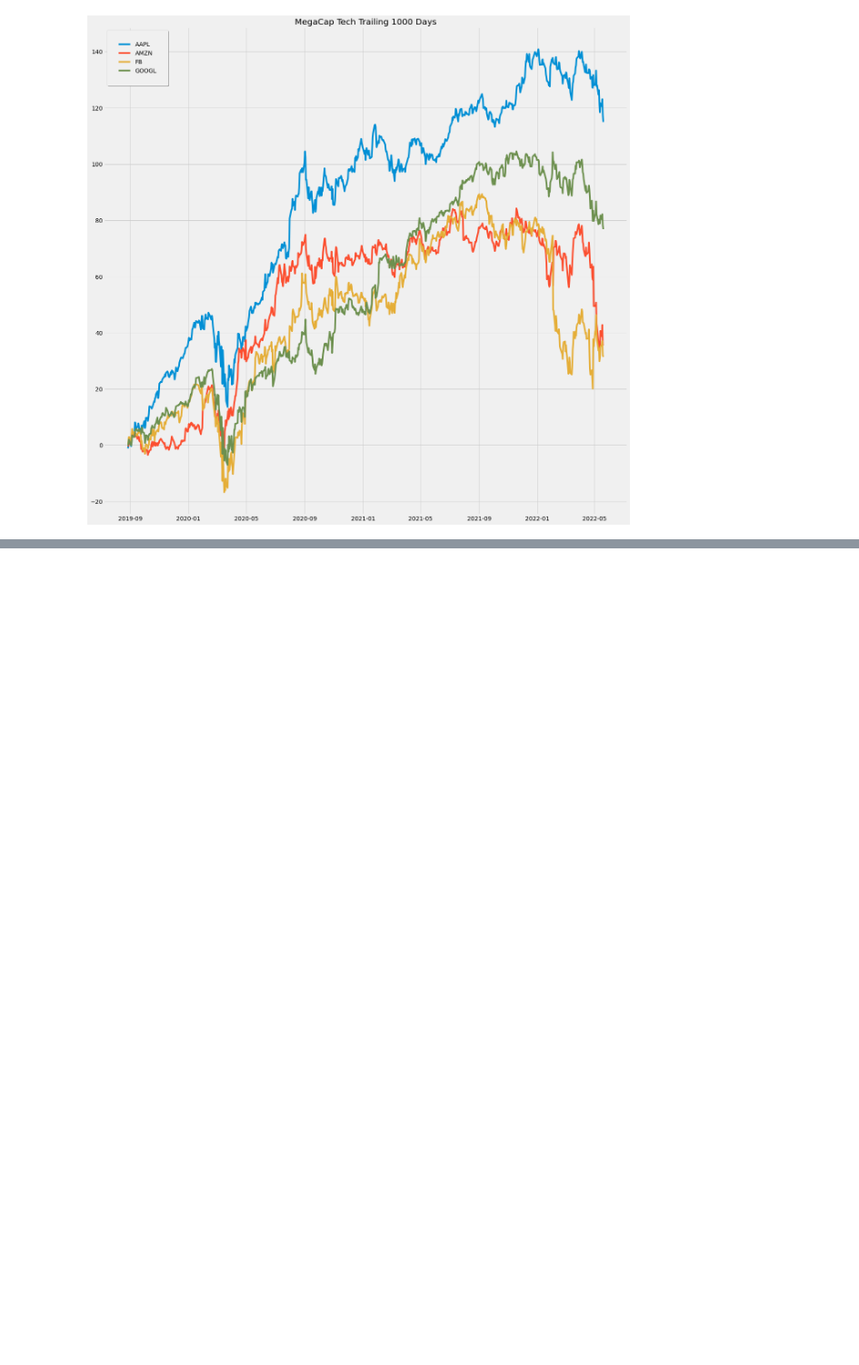
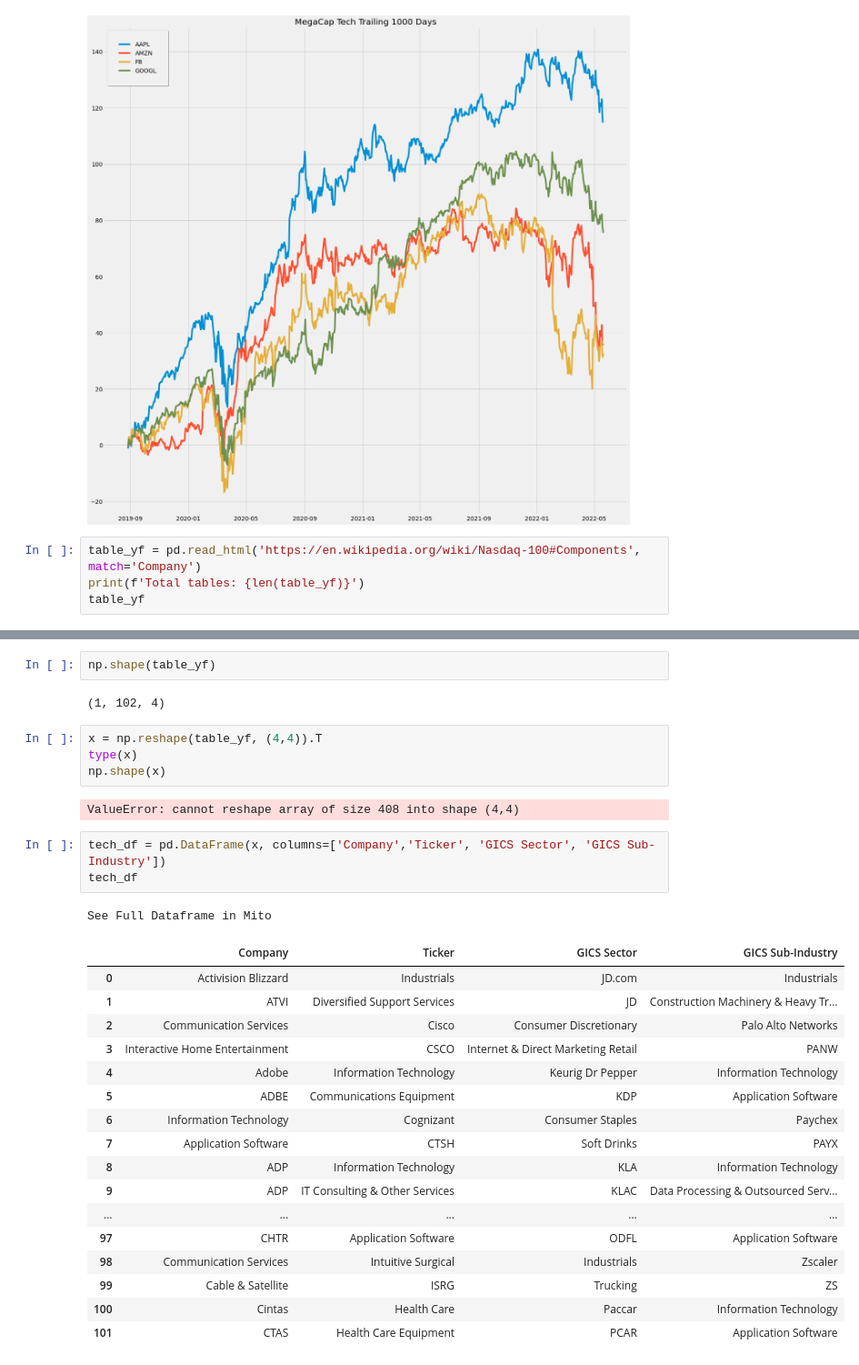
Before and after one commit to bme3412/Python, a Jupyter notebook: Projects/yahoofinance/yf.ipynb, the cells around one changed output, grey strips where cells are left out. Shown at 91% size. Drawn from its saved outputs; the diff is of its cells as text; blank space fills up the shorter version.

```diff
--- a/Projects/yahoofinance/yf.ipynb
+++ b/Projects/yahoofinance/yf.ipynb
@@ -399,3 +207,7 @@ ax.legend(['AAPL','AMZN', 'FB', 'GOOGL'],fancybox=True,loc='best', shadow=True,b
 plt.show()
 # %% [output]
 [figure]
+# %%
+table_yf = pd.read_html('https://en.wikipedia.org/wiki/Nasdaq-100#Components', match='Company')
+print(f'Total tables: {len(table_yf)}')
+table_yf
@@ -401,0 +233,32 @@ plt.show()
+# %%
+np.shape(table_yf)
+# %% [output]
+(1, 102, 4)
+# %%
+x = np.reshape(table_yf, (4,4)).T
+type(x)
+np.shape(x)
+# %% [output]
+ValueError: cannot reshape array of size 408 into shape (4,4)
+# %%
+tech_df = pd.DataFrame(x, columns=['Company','Ticker', 'GICS Sector', 'GICS Sub-Industry'])
+tech_df
+# %% [output]
+See Full Dataframe in Mito
+|  | Company | Ticker | GICS Sector | GICS Sub-Industry |
+| 0 | Activision Blizzard | Industrials | JD.com | Industrials |
+| 1 | ATVI | Diversified Support Services | JD | Construction Machinery & Heavy Tr... |
+| 2 | Communication Services | Cisco | Consumer Discretionary | Palo Alto Networks |
+| 3 | Interactive Home Entertainment | CSCO | Internet & Direct Marketing Retail | PANW |
+| 4 | Adobe | Information Technology | Keurig Dr Pepper | Information Technology |
+| 5 | ADBE | Communications Equipment | KDP | Application Software |
+| 6 | Information Technology | Cognizant | Consumer Staples | Paychex |
+| 7 | Application Software | CTSH | Soft Drinks | PAYX |
+| 8 | ADP | Information Technology | KLA | Information Technology |
+| 9 | ADP | IT Consulting & Other Services | KLAC | Data Processing & Outsourced Serv... |
+| ... | ... | ... | ... | ... |
+| 97 | CHTR | Application Software | ODFL | Application Software |
+| 98 | Communication Services | Intuitive Surgical | Industrials | Zscaler |
+| 99 | Cable & Satellite | ISRG | Trucking | ZS |
+| 100 | Cintas | Health Care | Paccar | Information Technology |
+| 101 | CTAS | Health Care Equipment | PCAR | Application Software |
```
Also changed, not shown: parts of 29 cells of this notebook.
